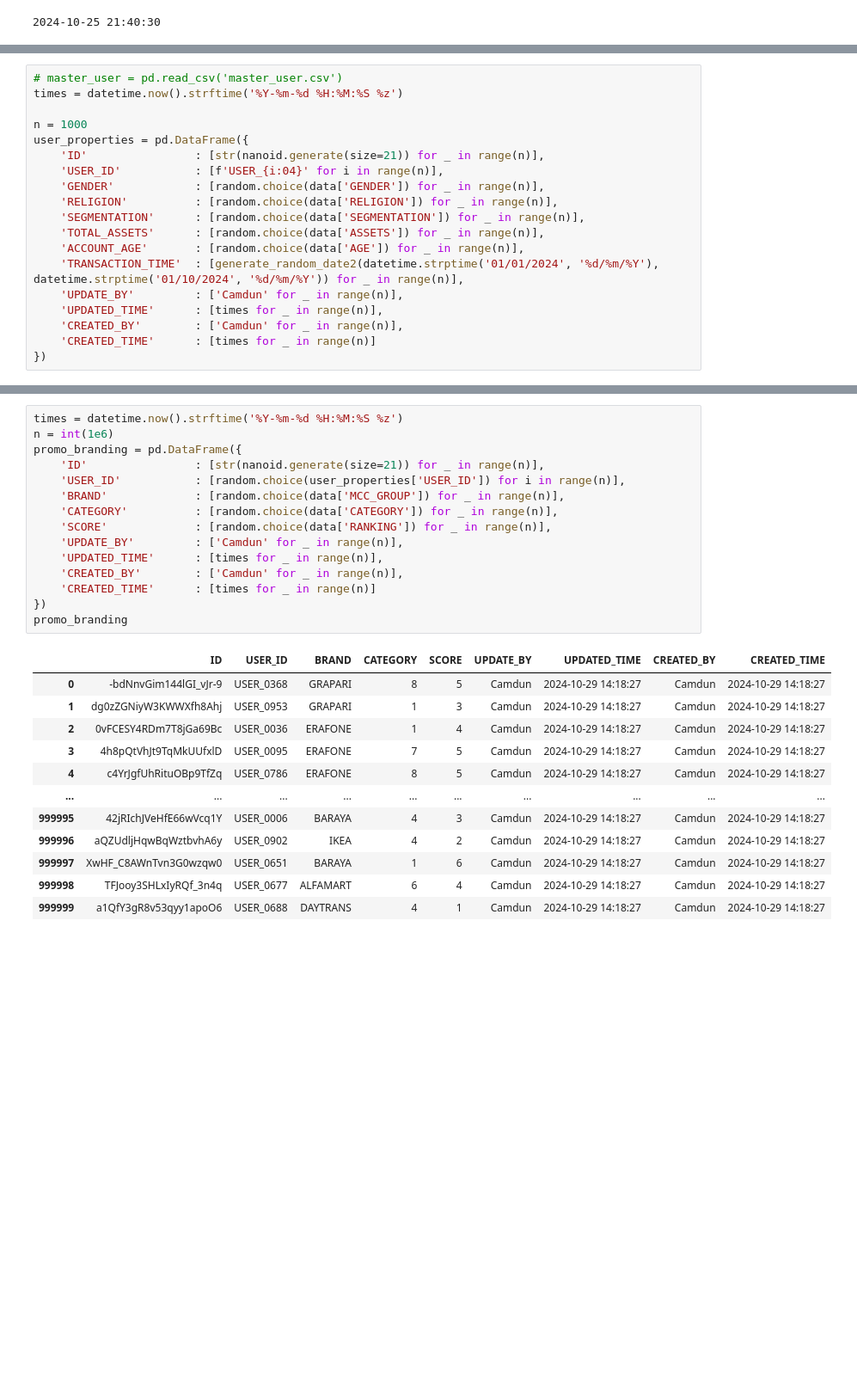
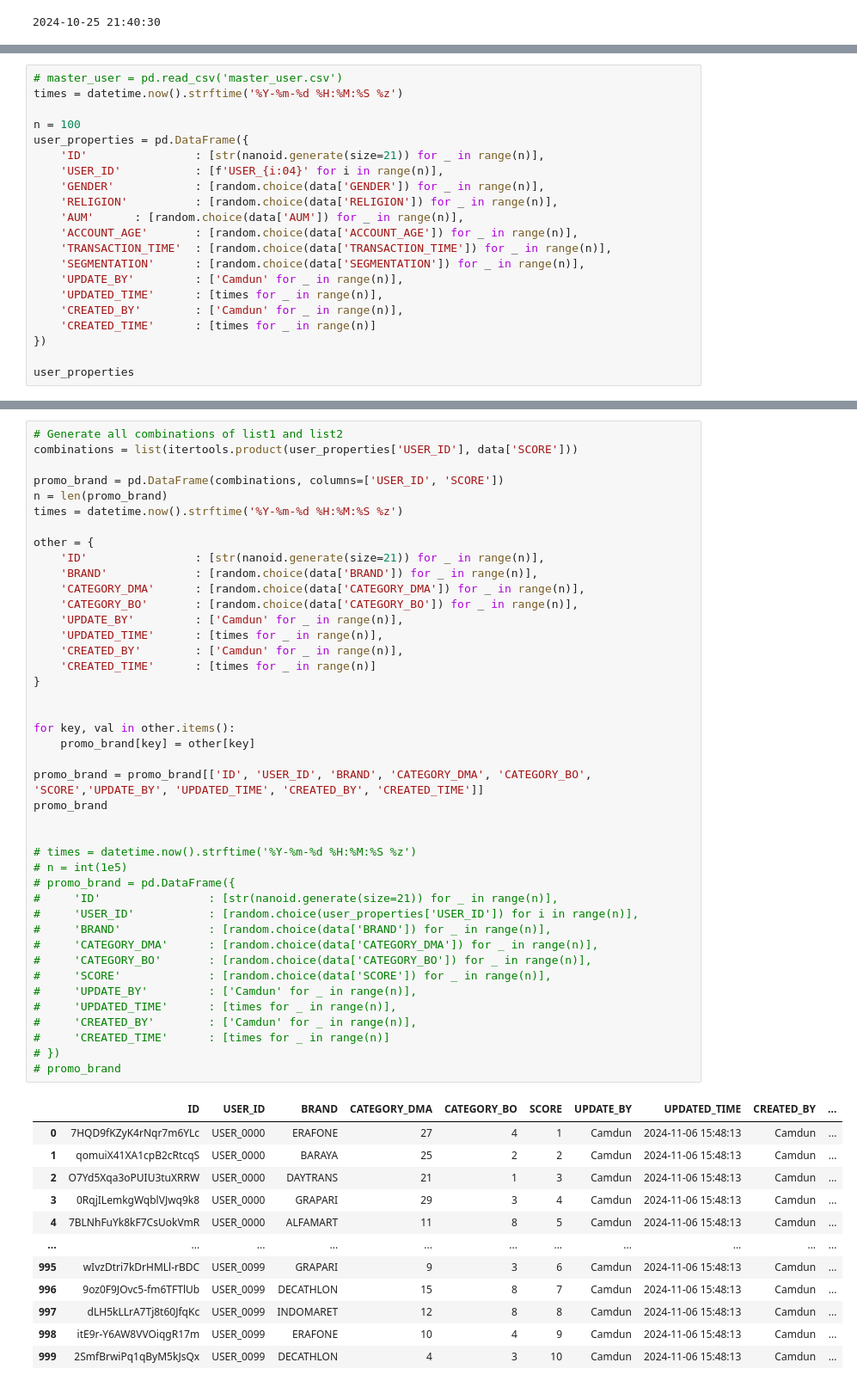
Before and after one commit to chamdan55/promo_project, a Jupyter notebook: generate_data.ipynb, the cells around one changed output, grey strips where cells are left out. Shown at 86% size. Cells and saved outputs as stored; diff of their text form; blank space fills up the shorter version.

```diff
--- a/generate_data.ipynb
+++ b/generate_data.ipynb
@@ -231,18 +270,20 @@ print(times)
 # master_user = pd.read_csv('master_user.csv')
 times = datetime.now().strftime('%Y-%m-%d %H:%M:%S %z')
 
-n = 1000
+n = 100
 user_properties = pd.DataFrame({
     'ID'                : [str(nanoid.generate(size=21)) for _ in range(n)],
     'USER_ID'           : [f'USER_{i:04}' for i in range(n)],
     'GENDER'            : [random.choice(data['GENDER']) for _ in range(n)],
     'RELIGION'          : [random.choice(data['RELIGION']) for _ in range(n)],
+    'AUM'      : [random.choice(data['AUM']) for _ in range(n)],
+    'ACCOUNT_AGE'       : [random.choice(data['ACCOUNT_AGE']) for _ in range(n)],
+    'TRANSACTION_TIME'  : [random.choice(data['TRANSACTION_TIME']) for _ in range(n)],
     'SEGMENTATION'      : [random.choice(data['SEGMENTATION']) for _ in range(n)],
-    'TOTAL_ASSETS'      : [random.choice(data['ASSETS']) for _ in range(n)],
-    'ACCOUNT_AGE'       : [random.choice(data['AGE']) for _ in range(n)],
-    'TRANSACTION_TIME'  : [generate_random_date2(datetime.strptime('01/01/2024', '%d/%m/%Y'), datetime.strptime('01/10/2024', '%d/%m/%Y')) for _ in range(n)],
     'UPDATE_BY'         : ['Camdun' for _ in range(n)],
     'UPDATED_TIME'      : [times for _ in range(n)],
     'CREATED_BY'        : ['Camdun' for _ in range(n)],
     'CREATED_TIME'      : [times for _ in range(n)]
 })
+
+user_properties
@@ -298,28 +350,55 @@ promo_segmentation
 # %%
+# Generate all combinations of list1 and list2
+combinations = list(itertools.product(user_properties['USER_ID'], data['SCORE']))
+
+promo_brand = pd.DataFrame(combinations, columns=['USER_ID', 'SCORE'])
+n = len(promo_brand)
 times = datetime.now().strftime('%Y-%m-%d %H:%M:%S %z')
-n = int(1e6)
-promo_branding = pd.DataFrame({
+
+other = {
     'ID'                : [str(nanoid.generate(size=21)) for _ in range(n)],
-    'USER_ID'           : [random.choice(user_properties['USER_ID']) for i in range(n)],
-    'BRAND'             : [random.choice(data['MCC_GROUP']) for _ in range(n)],
-    'CATEGORY'          : [random.choice(data['CATEGORY']) for _ in range(n)],
-    'SCORE'             : [random.choice(data['RANKING']) for _ in range(n)],
+    'BRAND'             : [random.choice(data['BRAND']) for _ in range(n)],
+    'CATEGORY_DMA'      : [random.choice(data['CATEGORY_DMA']) for _ in range(n)],
+    'CATEGORY_BO'       : [random.choice(data['CATEGORY_BO']) for _ in range(n)],
     'UPDATE_BY'         : ['Camdun' for _ in range(n)],
     'UPDATED_TIME'      : [times for _ in range(n)],
     'CREATED_BY'        : ['Camdun' for _ in range(n)],
     'CREATED_TIME'      : [times for _ in range(n)]
-})
-promo_branding
+}
+
+
+for key, val in other.items():
+    promo_brand[key] = other[key]
+
+promo_brand = promo_brand[['ID', 'USER_ID', 'BRAND', 'CATEGORY_DMA', 'CATEGORY_BO', 'SCORE','UPDATE_BY', 'UPDATED_TIME', 'CREATED_BY', 'CREATED_TIME']]
+promo_brand
+
+
+# times = datetime.now().strftime('%Y-%m-%d %H:%M:%S %z')
+# n = int(1e5)
+# promo_brand = pd.DataFrame({
+#     'ID'                : [str(nanoid.generate(size=21)) for _ in range(n)],
+#     'USER_ID'           : [random.choice(user_properties['USER_ID']) for i in range(n)],
+#     'BRAND'             : [random.choice(data['BRAND']) for _ in range(n)],
+#     'CATEGORY_DMA'      : [random.choice(data['CATEGORY_DMA']) for _ in range(n)],
+#     'CATEGORY_BO'       : [random.choice(data['CATEGORY_BO']) for _ in range(n)],
+#     'SCORE'             : [random.choice(data['SCORE']) for _ in range(n)],
+#     'UPDATE_BY'         : ['Camdun' for _ in range(n)],
+#     'UPDATED_TIME'      : [times for _ in range(n)],
+#     'CREATED_BY'        : ['Camdun' for _ in range(n)],
+#     'CREATED_TIME'      : [times for _ in range(n)]
+# })
+# promo_brand
 # %% [output]
-|  | ID | USER_ID | BRAND | CATEGORY | SCORE | UPDATE_BY | UPDATED_TIME | CREATED_BY | CREATED_TIME |
-| 0 | -bdNnvGim144lGI_vJr-9 | USER_0368 | GRAPARI | 8 | 5 | Camdun | 2024-10-29 14:18:27 | Camdun | 2024-10-29 14:18:27 |
-| 1 | dg0zZGNiyW3KWWXfh8Ahj | USER_0953 | GRAPARI | 1 | 3 | Camdun | 2024-10-29 14:18:27 | Camdun | 2024-10-29 14:18:27 |
-| 2 | 0vFCESY4RDm7T8jGa69Bc | USER_0036 | ERAFONE | 1 | 4 | Camdun | 2024-10-29 14:18:27 | Camdun | 2024-10-29 14:18:27 |
-| 3 | 4h8pQtVhJt9TqMkUUfxlD | USER_0095 | ERAFONE | 7 | 5 | Camdun | 2024-10-29 14:18:27 | Camdun | 2024-10-29 14:18:27 |
-| 4 | c4YrJgfUhRituOBp9TfZq | USER_0786 | ERAFONE | 8 | 5 | Camdun | 2024-10-29 14:18:27 | Camdun | 2024-10-29 14:18:27 |
-| ... | ... | ... | ... | ... | ... | ... | ... | ... | ... |
-| 999995 | 42jRIchJVeHfE66wVcq1Y | USER_0006 | BARAYA | 4 | 3 | Camdun | 2024-10-29 14:18:27 | Camdun | 2024-10-29 14:18:27 |
-| 999996 | aQZUdljHqwBqWztbvhA6y | USER_0902 | IKEA | 4 | 2 | Camdun | 2024-10-29 14:18:27 | Camdun | 2024-10-29 14:18:27 |
-| 999997 | XwHF_C8AWnTvn3G0wzqw0 | USER_0651 | BARAYA | 1 | 6 | Camdun | 2024-10-29 14:18:27 | Camdun | 2024-10-29 14:18:27 |
-| 999998 | TFJooy3SHLxIyRQf_3n4q | USER_0677 | ALFAMART | 6 | 4 | Camdun | 2024-10-29 14:18:27 | Camdun | 2024-10-29 14:18:27 |
-| 999999 | a1QfY3gR8v53qyy1apoO6 | USER_0688 | DAYTRANS | 4 | 1 | Camdun | 2024-10-29 14:18:27 | Camdun | 2024-10-29 14:18:27 |
+|  | ID | USER_ID | BRAND | CATEGORY_DMA | CATEGORY_BO | SCORE | UPDATE_BY | UPDATED_TIME | CREATED_BY | ... |
+| 0 | 7HQD9fKZyK4rNqr7m6YLc | USER_0000 | ERAFONE | 27 | 4 | 1 | Camdun | 2024-11-06 15:48:13 | Camdun | ... |
+| 1 | qomuiX41XA1cpB2cRtcqS | USER_0000 | BARAYA | 25 | 2 | 2 | Camdun | 2024-11-06 15:48:13 | Camdun | ... |
+| 2 | O7Yd5Xqa3oPUIU3tuXRRW | USER_0000 | DAYTRANS | 21 | 1 | 3 | Camdun | 2024-11-06 15:48:13 | Camdun | ... |
+| 3 | 0RqjILemkgWqblVJwq9k8 | USER_0000 | GRAPARI | 29 | 3 | 4 | Camdun | 2024-11-06 15:48:13 | Camdun | ... |
+| 4 | 7BLNhFuYk8kF7CsUokVmR | USER_0000 | ALFAMART | 11 | 8 | 5 | Camdun | 2024-11-06 15:48:13 | Camdun | ... |
+| ... | ... | ... | ... | ... | ... | ... | ... | ... | ... | ... |
+| 995 | wIvzDtri7kDrHMLl-rBDC | USER_0099 | GRAPARI | 9 | 3 | 6 | Camdun | 2024-11-06 15:48:13 | Camdun | ... |
+| 996 | 9oz0F9JOvc5-fm6TFTlUb | USER_0099 | DECATHLON | 15 | 8 | 7 | Camdun | 2024-11-06 15:48:13 | Camdun | ... |
+| 997 | dLH5kLLrA7Tj8t60JfqKc | USER_0099 | INDOMARET | 12 | 8 | 8 | Camdun | 2024-11-06 15:48:13 | Camdun | ... |
+| 998 | itE9r-Y6AW8VVOiqgR17m | USER_0099 | ERAFONE | 10 | 4 | 9 | Camdun | 2024-11-06 15:48:13 | Camdun | ... |
+| 999 | 2SmfBrwiPq1qByM5kJsQx | USER_0099 | DECATHLON | 4 | 3 | 10 | Camdun | 2024-11-06 15:48:13 | Camdun | ... |
```
Also changed, not shown: parts of 25 cells of this notebook, 5 other files.
